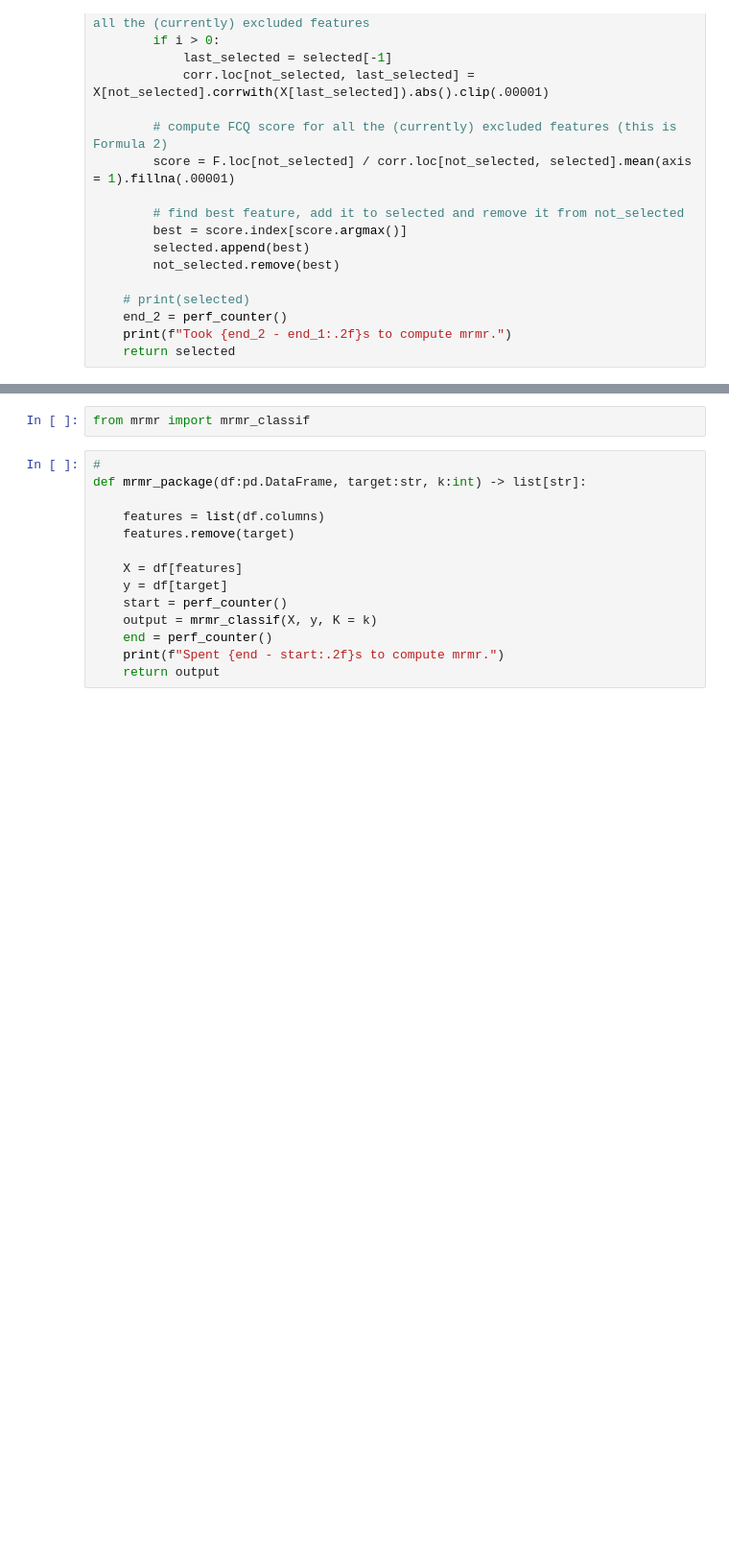
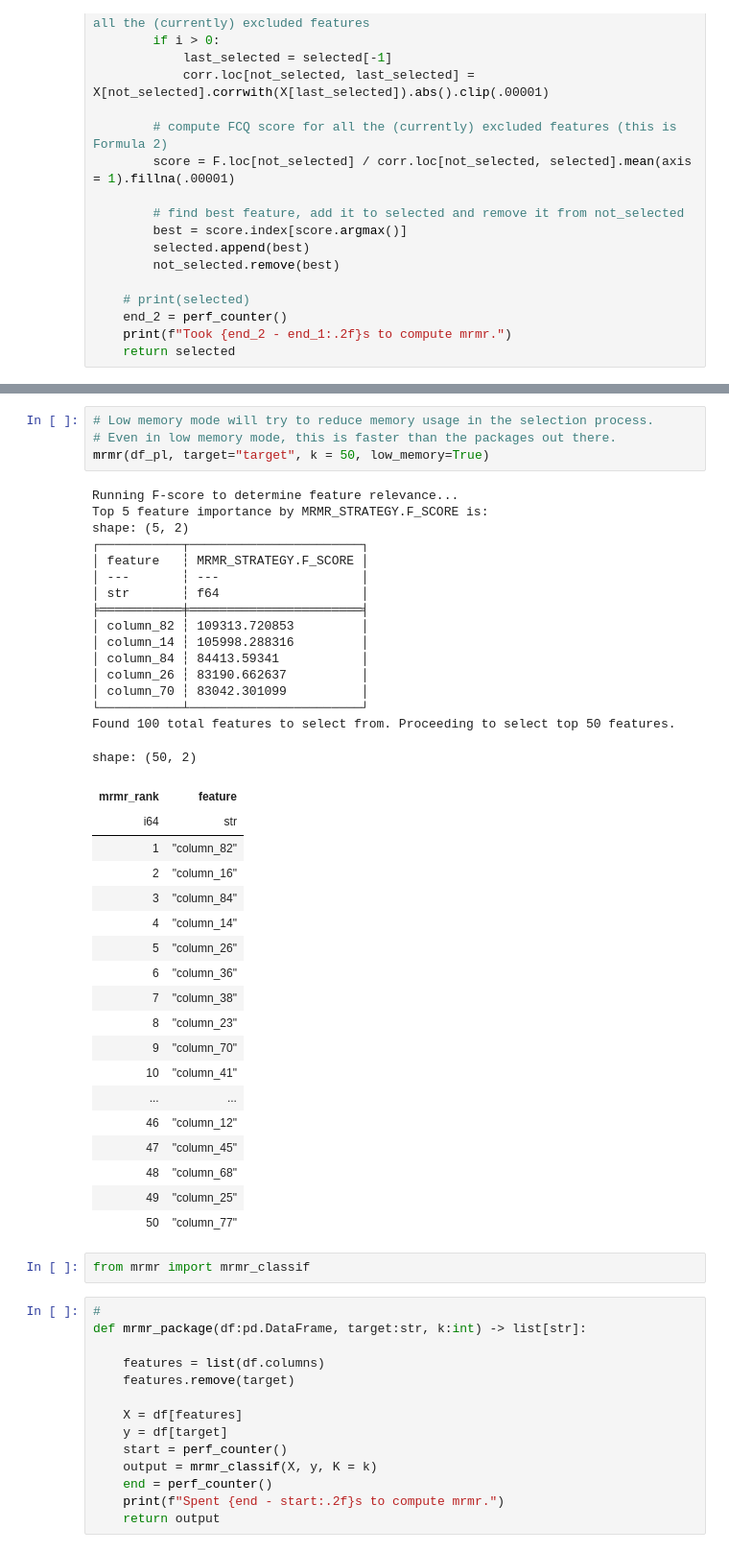
Before and after one commit to abstractqqq/dsds, a Jupyter notebook: examples/mrmr_example.ipynb, the cells around one changed output, grey strips where cells are left out. Shown at 96% size. Saved outputs shown, nothing was run; the diff lists cells and outputs as text; blank space fills up the shorter version.

```diff
--- a/examples/mrmr_example.ipynb
+++ b/examples/mrmr_example.ipynb
@@ -240,3 +241,42 @@ shape: (50, 2)
+# %%
+# Low memory mode will try to reduce memory usage in the selection process.
+# Even in low memory mode, this is faster than the packages out there.
+mrmr(df_pl, target="target", k = 50, low_memory=True)
+# %% [output]
+Running F-score to determine feature relevance...
+Top 5 feature importance by MRMR_STRATEGY.F_SCORE is:
+shape: (5, 2)
+┌───────────┬───────────────────────┐
+│ feature   ┆ MRMR_STRATEGY.F_SCORE │
+│ ---       ┆ ---                   │
+│ str       ┆ f64                   │
+╞═══════════╪═══════════════════════╡
+│ column_82 ┆ 109313.720853         │
+│ column_14 ┆ 105998.288316         │
+│ column_84 ┆ 84413.59341           │
+│ column_26 ┆ 83190.662637          │
+│ column_70 ┆ 83042.301099          │
+└───────────┴───────────────────────┘
+Found 100 total features to select from. Proceeding to select top 50 features.
+shape: (50, 2)
+| mrmr_rank | feature |
+| i64 | str |
+| 1 | "column_82" |
+| 2 | "column_16" |
+| 3 | "column_84" |
+| 4 | "column_14" |
+| 5 | "column_26" |
+| 6 | "column_36" |
+| 7 | "column_38" |
+| 8 | "column_23" |
+| 9 | "column_70" |
+| 10 | "column_41" |
+| ... | ... |
+| 46 | "column_12" |
+| 47 | "column_45" |
+| 48 | "column_68" |
+| 49 | "column_25" |
+| 50 | "column_77" |
 # %%
 from mrmr import mrmr_classif
 # %%
```
Also changed, not shown: parts of 12 cells of this notebook, 4 other files.
